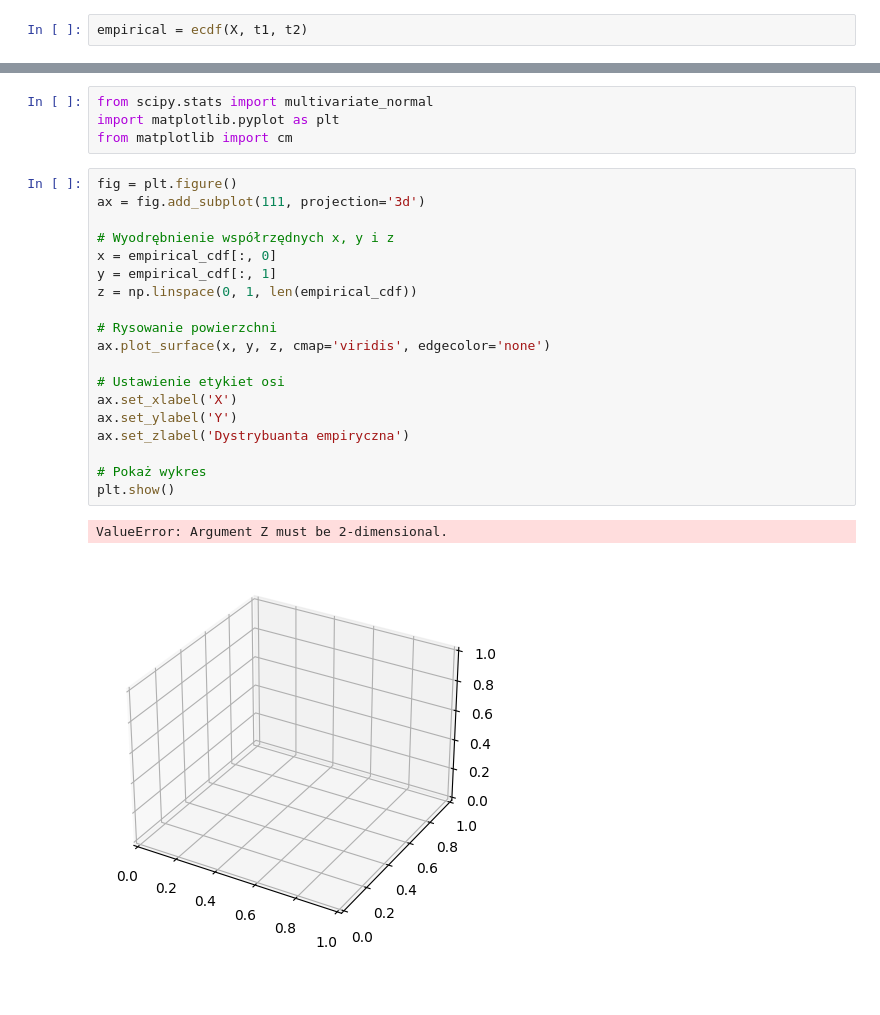
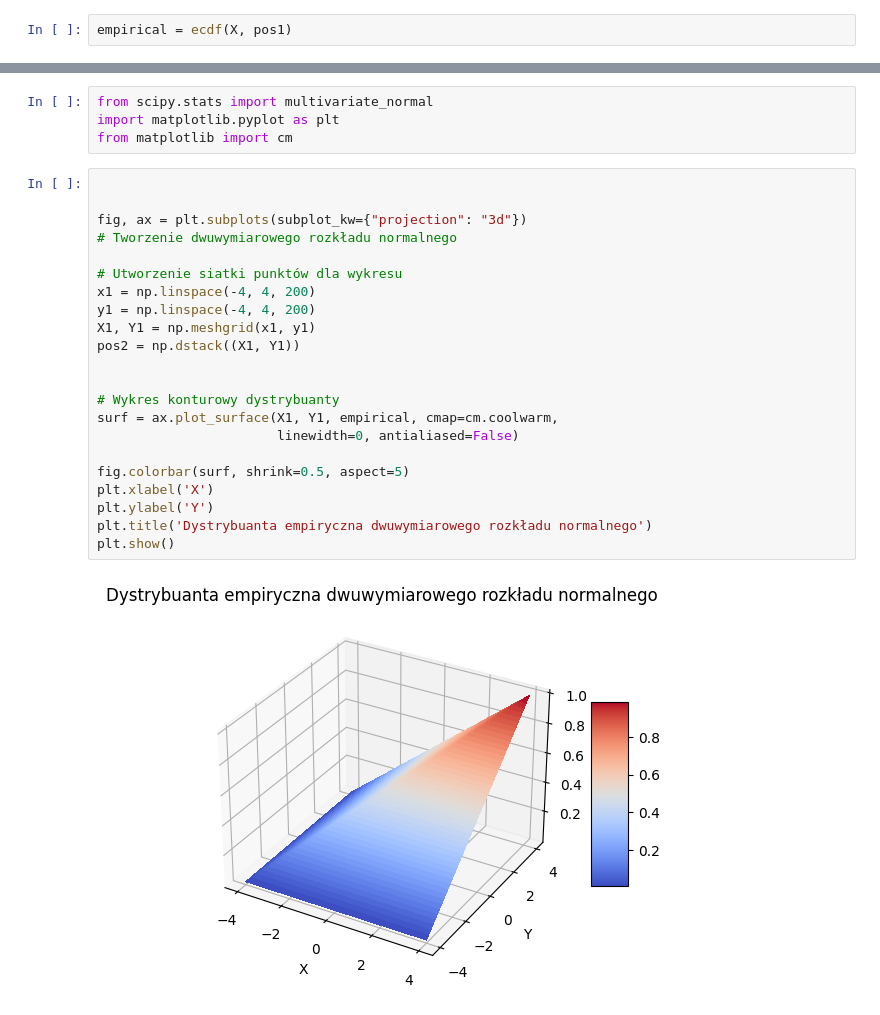
Before and after one commit to rafglo/Statystyka-stosowana, a Jupyter notebook: lista3zad6.ipynb, the cells around one changed output, grey strips where cells are left out. Cells and saved outputs as stored; diff of their text form; blank space fills up the shorter version.

```diff
--- a/lista3zad6.ipynb
+++ b/lista3zad6.ipynb
@@ -95,6 +90,6 @@ def ecdf(sample, ts1, ts2):
     return result
 # %%
-empirical = ecdf(X, t1, t2)
+empirical = ecdf(X, pos1)
 # %%
 print(empirical)
 # %% [output]
@@ -119,28 +130,30 @@ for i in range(len(samples_sorted)):
 from scipy.stats import multivariate_normal
 import matplotlib.pyplot as plt
 from matplotlib import cm
-# %%
-fig = plt.figure()
-ax = fig.add_subplot(111, projection='3d')
-
-# Wyodrębnienie współrzędnych x, y i z
-x = empirical_cdf[:, 0]
-y = empirical_cdf[:, 1]
-z = np.linspace(0, 1, len(empirical_cdf))
-
-# Rysowanie powierzchni
-ax.plot_surface(x, y, z, cmap='viridis', edgecolor='none')
-
-# Ustawienie etykiet osi
-ax.set_xlabel('X')
-ax.set_ylabel('Y')
-ax.set_zlabel('Dystrybuanta empiryczna')
-
-# Pokaż wykres
-plt.show()
-# %% [output]
-ValueError: Argument Z must be 2-dimensional.
-[figure, removed]
+# %%
+
+
+fig, ax = plt.subplots(subplot_kw={"projection": "3d"})
+# Tworzenie dwuwymiarowego rozkładu normalnego
+
+# Utworzenie siatki punktów dla wykresu
+x1 = np.linspace(-4, 4, 200)
+y1 = np.linspace(-4, 4, 200)
+X1, Y1 = np.meshgrid(x1, y1)
+pos2 = np.dstack((X1, Y1))
+
+
+# Wykres konturowy dystrybuanty
+surf = ax.plot_surface(X1, Y1, empirical, cmap=cm.coolwarm,
+                       linewidth=0, antialiased=False)
+
+fig.colorbar(surf, shrink=0.5, aspect=5)
+plt.xlabel('X')
+plt.ylabel('Y')
+plt.title('Dystrybuanta empiryczna dwuwymiarowego rozkładu normalnego')
+plt.show()
+# %% [output]
+[figure, added]
 # %%
 
 
```
Also changed, not shown: parts of 5 cells of this notebook.
